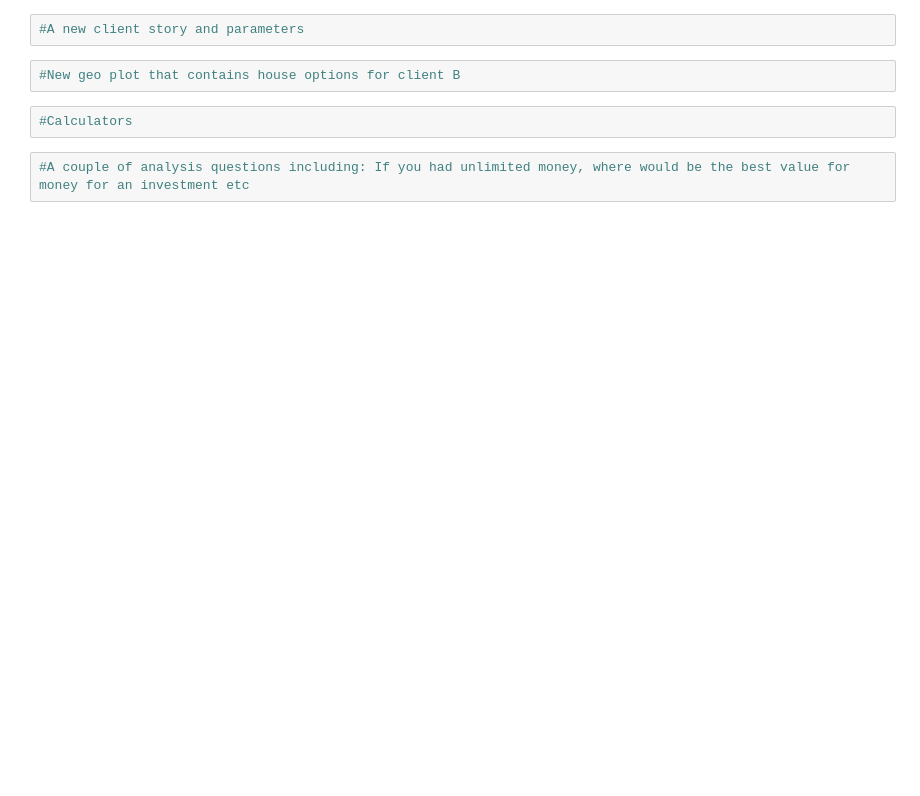
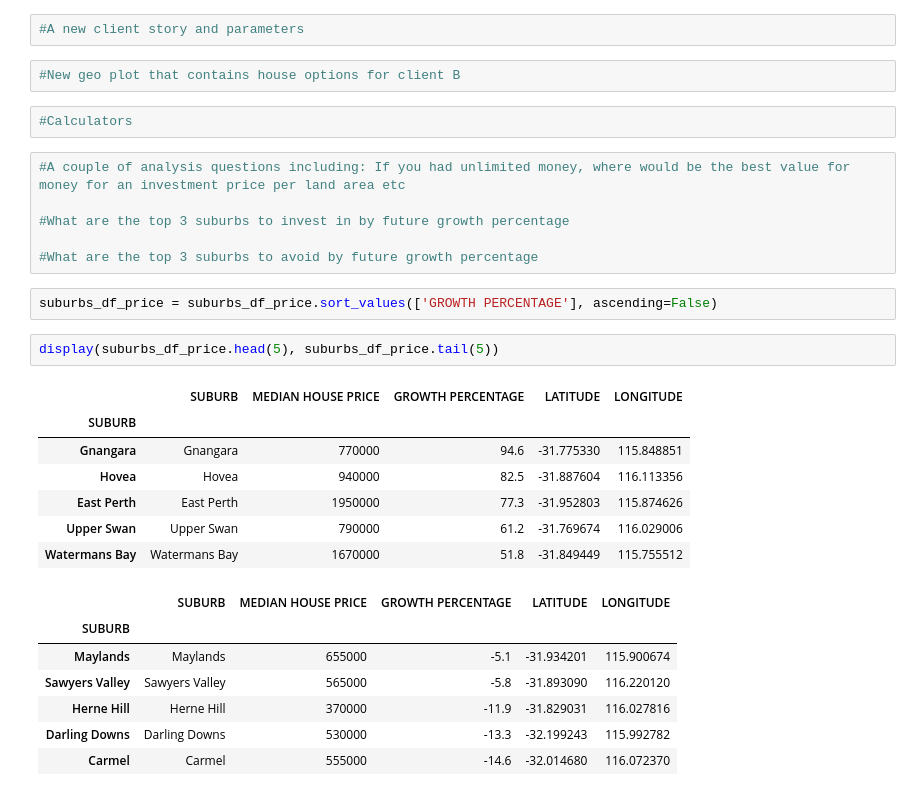
Before and after one commit to Swerdna14/Project-1-Group-1, a Jupyter notebook: project_masterfile.ipynb, the cells around one changed output. Cells and saved outputs as stored; diff of their text form; blank space fills up the shorter version.

```diff
--- a/project_masterfile.ipynb
+++ b/project_masterfile.ipynb
@@ -19,4 +197,27 @@
 # %%
 #Calculators
 # %%
-#A couple of analysis questions including: If you had unlimited money, where would be the best value for money for an investment etc
+#A couple of analysis questions including: If you had unlimited money, where would be the best value for money for an investment price per land area etc
+
+#What are the top 3 suburbs to invest in by future growth percentage
+
+#What are the top 3 suburbs to avoid by future growth percentage
+# %%
+suburbs_df_price = suburbs_df_price.sort_values(['GROWTH PERCENTAGE'], ascending=False)
+# %%
+display(suburbs_df_price.head(5), suburbs_df_price.tail(5))
+# %% [output]
+|  | SUBURB | MEDIAN HOUSE PRICE | GROWTH PERCENTAGE | LATITUDE | LONGITUDE |
+| SUBURB |  |  |  |  |  |
+| Gnangara | Gnangara | 770000 | 94.6 | -31.775330 | 115.848851 |
+| Hovea | Hovea | 940000 | 82.5 | -31.887604 | 116.113356 |
+| East Perth | East Perth | 1950000 | 77.3 | -31.952803 | 115.874626 |
+| Upper Swan | Upper Swan | 790000 | 61.2 | -31.769674 | 116.029006 |
+| Watermans Bay | Watermans Bay | 1670000 | 51.8 | -31.849449 | 115.755512 |
+|  | SUBURB | MEDIAN HOUSE PRICE | GROWTH PERCENTAGE | LATITUDE | LONGITUDE |
+| SUBURB |  |  |  |  |  |
+| Maylands | Maylands | 655000 | -5.1 | -31.934201 | 115.900674 |
+| Sawyers Valley | Sawyers Valley | 565000 | -5.8 | -31.893090 | 116.220120 |
+| Herne Hill | Herne Hill | 370000 | -11.9 | -31.829031 | 116.027816 |
+| Darling Downs | Darling Downs | 530000 | -13.3 | -32.199243 | 115.992782 |
+| Carmel | Carmel | 555000 | -14.6 | -32.014680 | 116.072370 |
```
Also changed, not shown: parts of 18 cells of this notebook.
